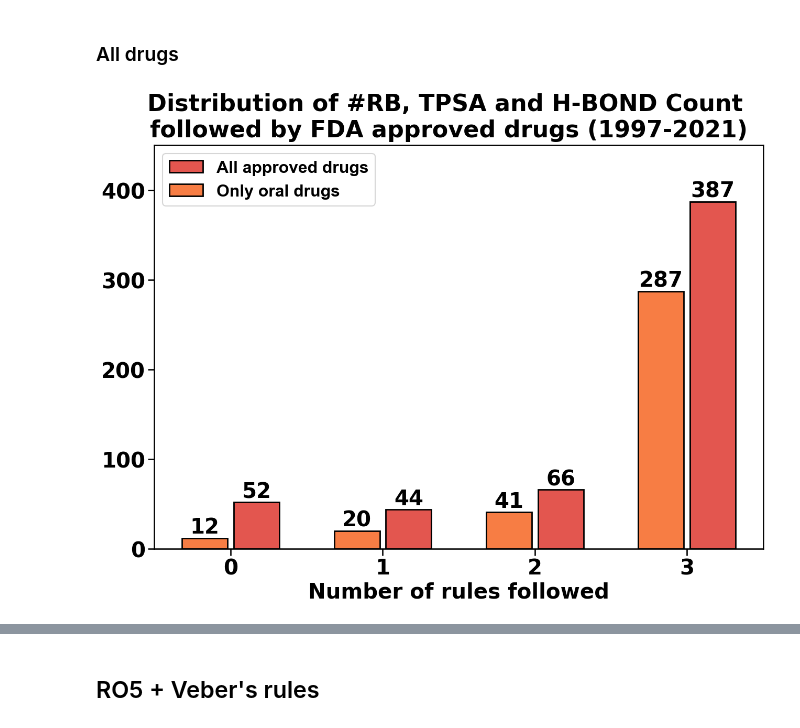
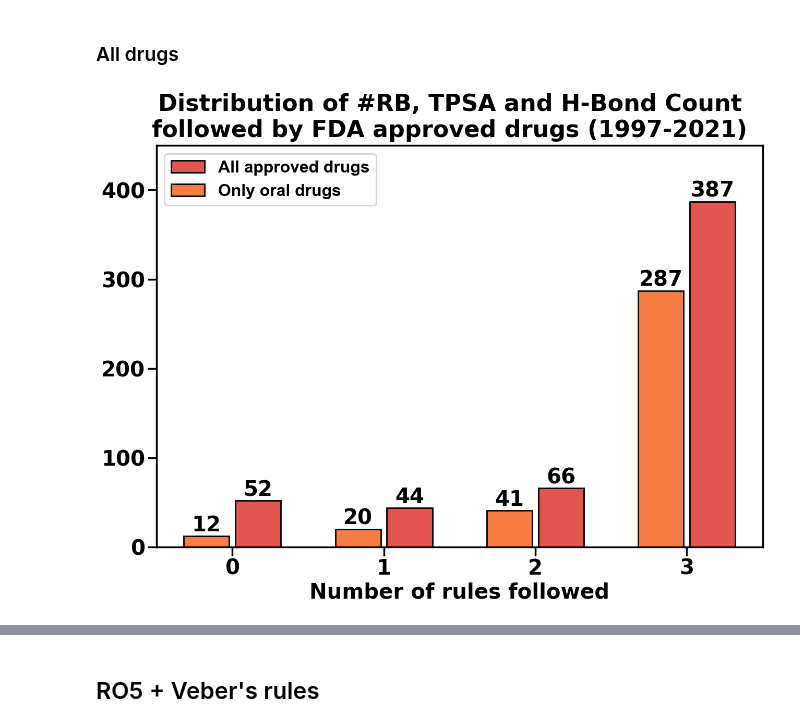
Before and after one commit to arturcgs/lipinski-analysis, a Jupyter notebook: jupyter_notebooks/5_vebers_rules.ipynb, the cells around one changed output, grey strips where cells are left out. Drawn from its saved outputs; the diff is of its cells as text; code cells hidden in the pictures.

```diff
--- a/jupyter_notebooks/5_vebers_rules.ipynb
+++ b/jupyter_notebooks/5_vebers_rules.ipynb
@@ -101,8 +104,10 @@ Topological Polar Surface Area and Total H_Bond Count are interchangeable parame
 # rb = rotatable bonds
 # h_sum = hydrogen bons sum (hba + hbd)
 
-drugs["tpsa"] = drugs.apply(lambda x: Chem.rdMolDescriptors.CalcTPSA(x.Mol_Clean), axis=1)
-drugs["rb"] = drugs.apply(lambda x: Chem.rdMolDescriptors.CalcNumRotatableBonds(x.Mol_Clean), axis=1)
+drugs["tpsa"] = drugs.apply(
+    lambda x: Chem.rdMolDescriptors.CalcTPSA(x.Mol_Clean), axis=1)
+drugs["rb"] = drugs.apply(
+    lambda x: Chem.rdMolDescriptors.CalcNumRotatableBonds(x.Mol_Clean), axis=1)
 drugs["h_sum"] = drugs["n_hba"] + drugs["n_hbd"]
 # %%
 # creating boolean columns for each parameter
@@ -157,7 +162,7 @@ show_df(drugs_oral.head(5))
 # Graphs
 # %%
 # setting seaborn context for all graphs to increase font and tick size
-sns.set_context("talk")
+sns.set_context("poster")
 # %% [markdown]
 ## Parameters distributions
 # %% [markdown]
@@ -265,12 +272,12 @@ plt.show()
 # %% [markdown]
 ### H-Bond Count
 # %%
-fig, ax = plt.subplots(figsize = (10,6))
+fig, ax = plt.subplots(figsize=(11, 8.75))
 
 dist_graph(
     df=drugs,
     col_name="h_sum",
-    title="Total Hydrogen Bond Count Distribution",
+    title="Total H-Bond Count Distribution",
     xlabel="Total H-Bond Count",
     binwidth=2,
     threshold=12,
@@ -285,9 +292,10 @@ param = ((drugs.h_sum <= 12).sum())/drugs.shape[0]
 ax.annotate(f' {param:.2%} of the \nmolecules \nobey this rule',
             xy=(0.18, 0.94), xycoords='axes fraction',
             xytext=(0.4, 0.75), textcoords='axes fraction',
-            arrowprops={"arrowstyle":"<-", "color":color_palette["arrow"], "lw":3, "connectionstyle":"arc3,rad=0.3"},
+            arrowprops={"arrowstyle": "<-",
+                        "color": color_palette["arrow"], "lw": 3, "connectionstyle": "arc3,rad=0.3"},
             horizontalalignment='center',
-            verticalalignment='top', fontsize=18, fontweight=1000)
+            verticalalignment='top', fontsize=25, fontweight=1000)
 # saving plot
 fig.savefig("../imgs/veber/dist_h_sum.png", dpi=300)
 
@@ -317,7 +325,6 @@ def countplot(df, df_oral, x, title, ylim, file_name, ax):
         x_pos_all.append(i+0.17)
         x_pos_oral.append(i-0.17)
         x_ticks.append(i)
-
 
     # all drugs plot
     ax.bar(
@@ -343,13 +350,13 @@ def countplot(df, df_oral, x, title, ylim, file_name, ax):
 
     # Count of each bin
     for p in ax.patches:
-        x=p.get_bbox().get_points()[:,0]
-        y=p.get_bbox().get_points()[1,1]
+        x = p.get_bbox().get_points()[:, 0]
+        y = p.get_bbox().get_points()[1, 1]
         ax.annotate('{}'.format(int(y)), (x.mean(), y),
-                ha='center', va='bottom', fontsize = 29, fontweight=1000) # set the alignment of the text
+                    ha='center', va='bottom', fontsize=29, fontweight=1000)  # set the alignment of the text
 
     # settings
-    fig.suptitle(title, fontsize = 32, fontweight=1000)
+    fig.suptitle(title, fontsize=32, fontweight=1000)
 
     ax.set_xlabel("Number of rules followed", fontsize=29, fontweight=1000)
     ax.set_ylabel("")
@@ -362,10 +369,11 @@ def countplot(df, df_oral, x, title, ylim, file_name, ax):
     plt.setp(ax.get_xticklabels(), fontsize=29, fontweight=627)
     plt.setp(ax.get_yticklabels(), fontsize=29, fontweight=624)
 
-    font = matplotlib.font_manager.FontProperties(family="Arial", weight=1000, size=23)
+    font = matplotlib.font_manager.FontProperties(
+        family="Arial", weight=1000, size=23)
     ax.legend(loc='upper left', prop=font)
 
-    #saving plot
+    # saving plot
     fig.savefig(f"../imgs/{file_name}.png", dpi=300)
 # %%
 def parameter_selector(df, df_oral, parameters):
@@ -375,20 +383,21 @@ def parameter_selector(df, df_oral, parameters):
         df["countplot"] += df[param]
         df_oral["countplot"] += df_oral[param]
 # %%
-parameter_selector(drugs, drugs_oral, ["follow_rb", "follow_tpsa", "follow_h_sum"])
+parameter_selector(drugs, drugs_oral, [
+                   "follow_rb", "follow_tpsa", "follow_h_sum"])
 
-fig, ax = plt.subplots(figsize = (15,10))
+fig, ax = plt.subplots(figsize=(15, 10))
 countplot(
     df=drugs,
     df_oral=drugs_oral,
     x="countplot",
-    title="Distribution of #RB, TPSA and H-BOND Count\nfollowed by FDA approved drugs (1997-2021)",
+    title="Distribution of #RB, TPSA and H-Bond Count\nfollowed by FDA approved drugs (1997-2021)",
     ylim=450,
     file_name="veber/countplot_n_follow_rules_rb_tpsa_hsum",
     ax=ax
 )
 # %% [output]
-[figure, old version]
+[figure, new version]
 # %%
 parameter_selector(drugs, drugs_oral, ["follow_rb", "follow_tpsa"])
 
```
Also changed, not shown: parts of 18 cells of this notebook, 30 other files.
